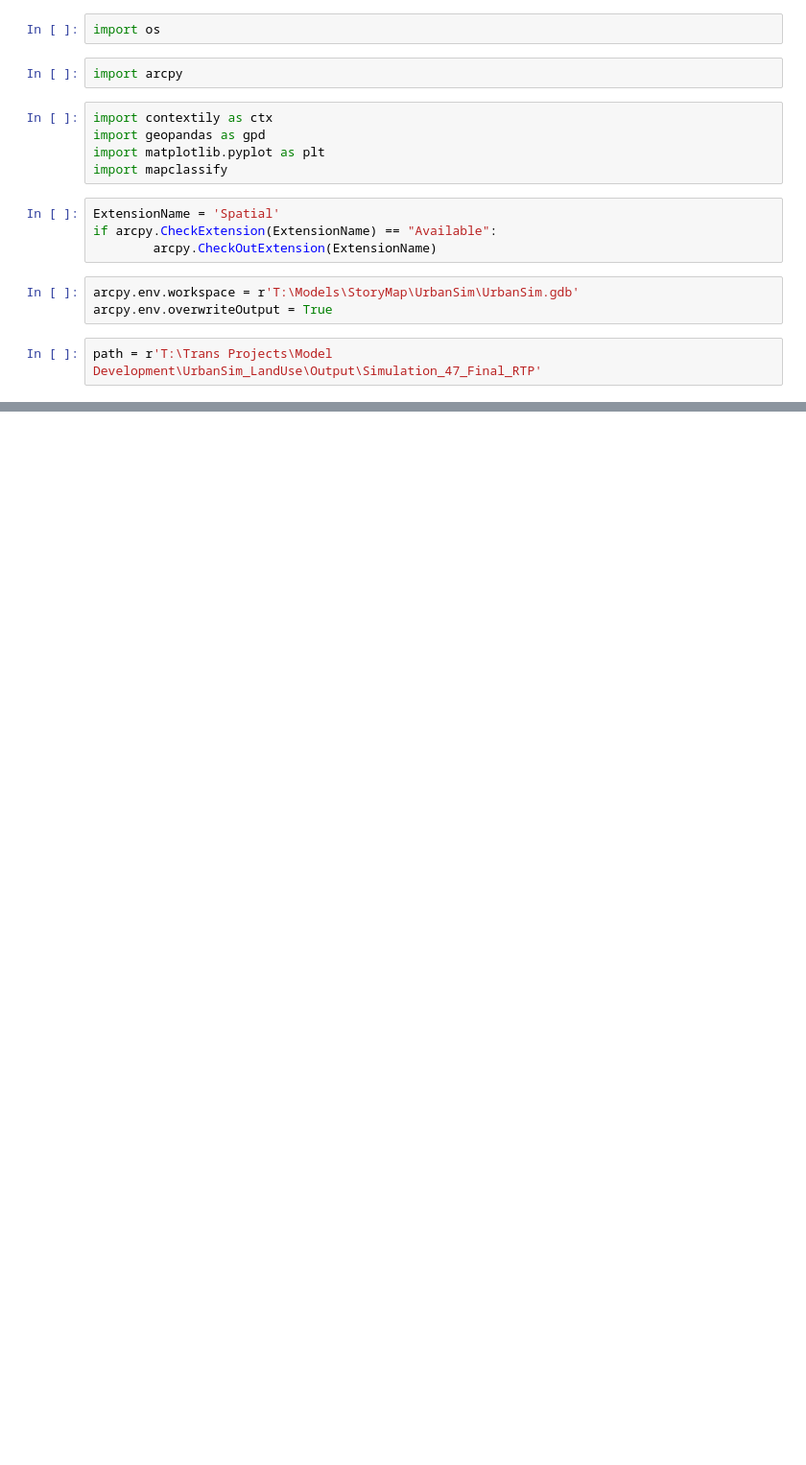
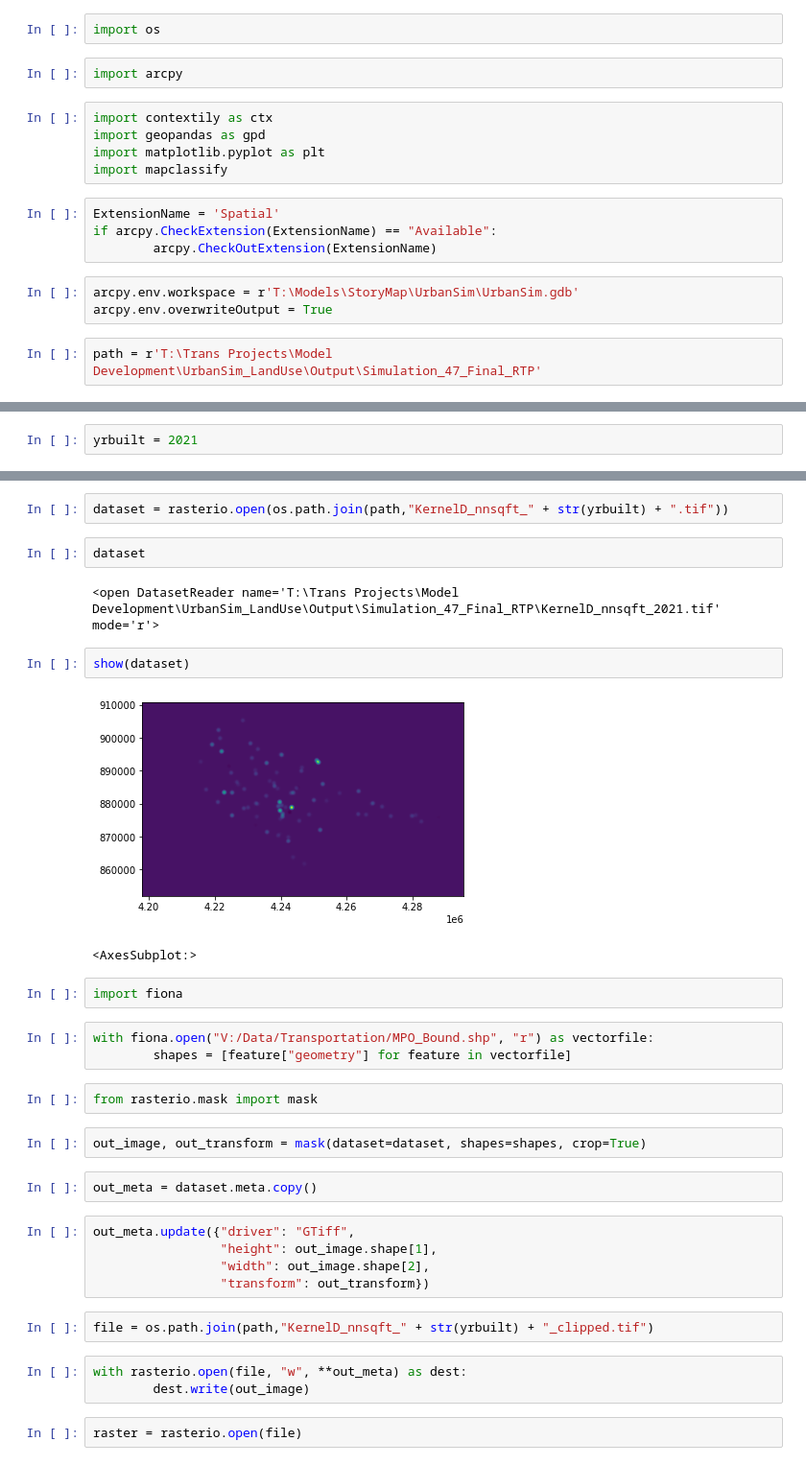
Before and after one commit to dongmeic/ModelsStoryMap, a Jupyter notebook: data/new_developments_heatmap.ipynb, the cells around one changed output, grey strips where cells are left out. Shown at 96% size. Drawn from its saved outputs; the diff is of its cells as text; blank space fills up the shorter version.

Commit message:
created heatmap

```diff
--- a/data/new_developments_heatmap.ipynb
+++ b/data/new_developments_heatmap.ipynb
@@ -20,0 +19,2 @@ newDev = gpd.read_file(os.path.join(path, 'new_developments.shp'))
+# %%
+yrbuilt = 2021
@@ -20,0 +61,34 @@ newDev = gpd.read_file(os.path.join(path, 'new_developments.shp'))
+# %%
+dataset = rasterio.open(os.path.join(path,"KernelD_nnsqft_" + str(yrbuilt) + ".tif"))
+# %%
+dataset
+# %% [output]
+<open DatasetReader name='T:\Trans Projects\Model Development\UrbanSim_LandUse\Output\Simulation_47_Final_RTP\KernelD_nnsqft_2021.tif' mode='r'>
+# %%
+show(dataset)
+# %% [output]
+[figure, added]
+<AxesSubplot:>
+# %%
+import fiona
+# %%
+with fiona.open("V:/Data/Transportation/MPO_Bound.shp", "r") as vectorfile:
+        shapes = [feature["geometry"] for feature in vectorfile]
+# %%
+from rasterio.mask import mask
+# %%
+out_image, out_transform = mask(dataset=dataset, shapes=shapes, crop=True)
+# %%
+out_meta = dataset.meta.copy()
+# %%
+out_meta.update({"driver": "GTiff",
+                 "height": out_image.shape[1],
+                 "width": out_image.shape[2],
+                 "transform": out_transform})
+# %%
+file = os.path.join(path,"KernelD_nnsqft_" + str(yrbuilt) + "_clipped.tif")
+# %%
+with rasterio.open(file, "w", **out_meta) as dest:
+        dest.write(out_image)
+# %%
+raster = rasterio.open(file)
```
Also changed, not shown: parts of 20 cells of this notebook.
